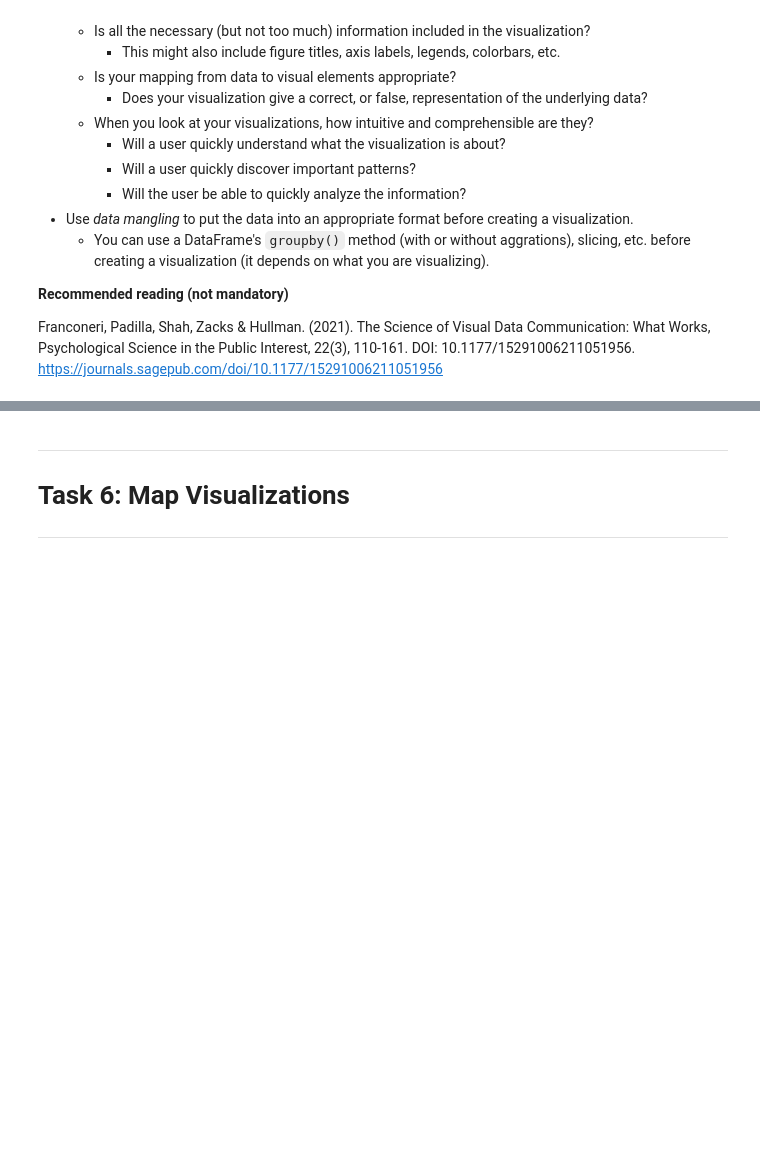
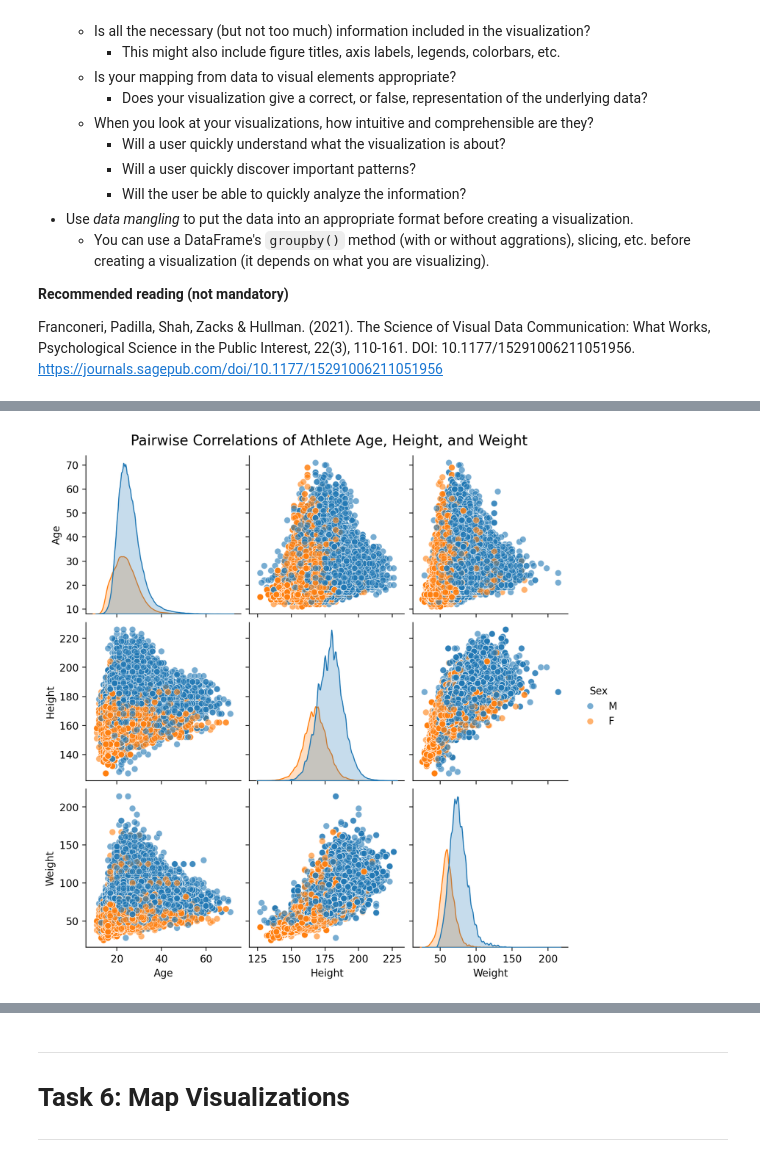
Before and after one commit to Cyrus7777/grupp_7, a Jupyter notebook: assignment.ipynb, the cells around one changed output, grey strips where cells are left out. Drawn from its saved outputs; the diff is of its cells as text; code cells hidden in the pictures; blank space fills up the shorter version.

Commit message:
Update MatsTasks

```diff
--- a/assignment.ipynb
+++ b/assignment.ipynb
@@ -855,22 +873,28 @@ Create a `pairplot` showing the pariwise correlations of athlete Age, Height and
 
 </details>
 # %%
-# Task 5.1 Visualize pairwise correlations of Age, Height and Weight per Sex
+# Create a pairplot:
+# - data=subset → use only the selected columns
+# - vars=["Age", "Height", "Weight"] → numeric features to compare
+# - hue="Sex" → color points by sex (Male/Female)
+# - diag_kind="kde" → show density line plots on the diagonal instead of histograms
+# - plot_kws={"alpha": 0.6, "s": 40} → adjust transparency and point size
 
-# Nur die relevanten Spalten auswählen
-subset = df[["Age", "Height", "Weight", "Sex"]].dropna()
-
-# Pairplot erstellen, farblich nach Geschlecht getrennt
 sns.pairplot(
     data=subset,
     vars=["Age", "Height", "Weight"],
     hue="Sex",
-    diag_kind="hist",   # Histogramme auf der Diagonale
-    plot_kws={"alpha": 0.5, "s": 20}  # Transparenz + Punktgröße
+    diag_kind="kde",
+    plot_kws={"alpha": 0.6, "s": 40}
 )
 
-plt.suptitle("Pairwise Correlations of Age, Height, and Weight per Sex", y=1.02, fontsize=14)
+# Add a title above the plot
+plt.suptitle("Pairwise Correlations of Athlete Age, Height, and Weight", y=1.02, fontsize=14)
+
+# Show the final plot
 plt.show()
+# %% [output]
+[figure, added]
 # %% [markdown]
 ---
 ## Task 5.2 Visualize Pairwise Correlations of the Numeric Features with a `heatmap`
```
Also changed, not shown: parts of 5 cells of this notebook.
